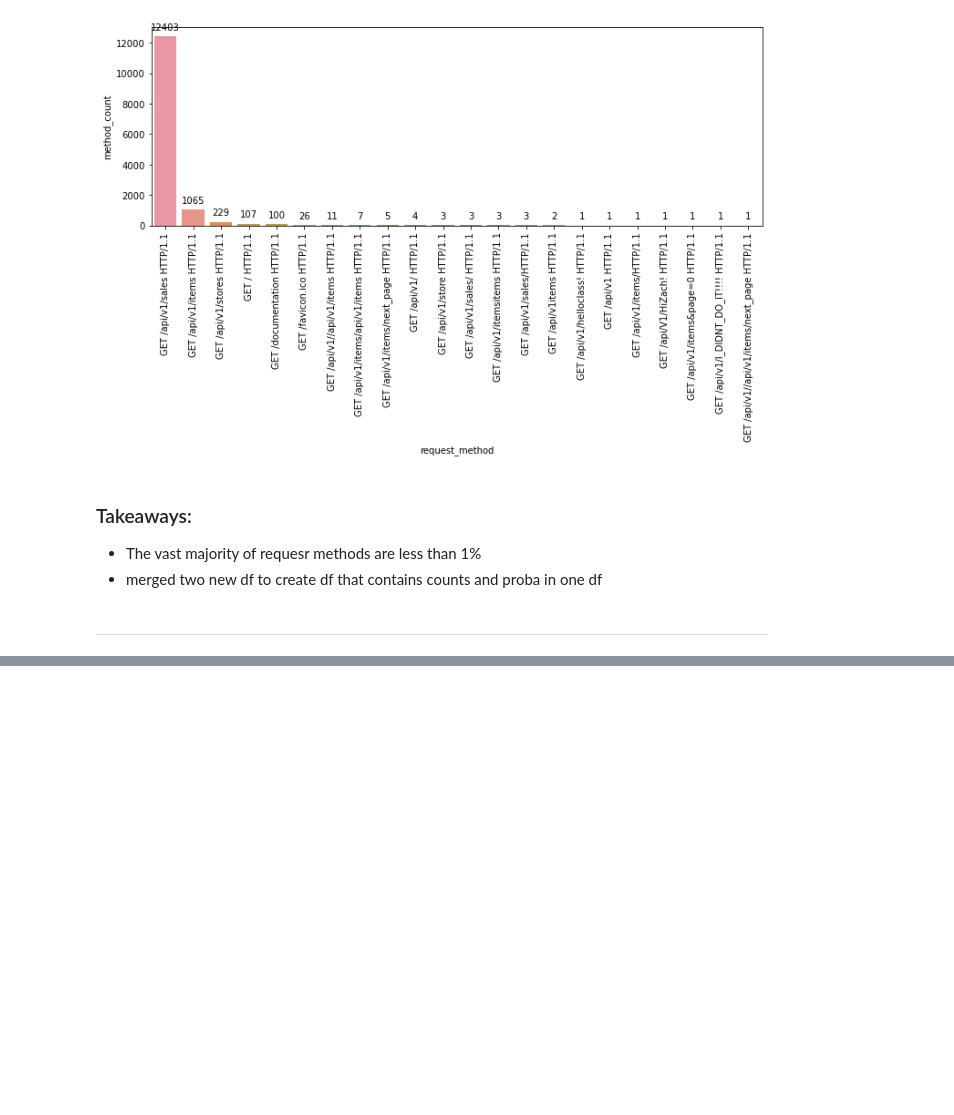
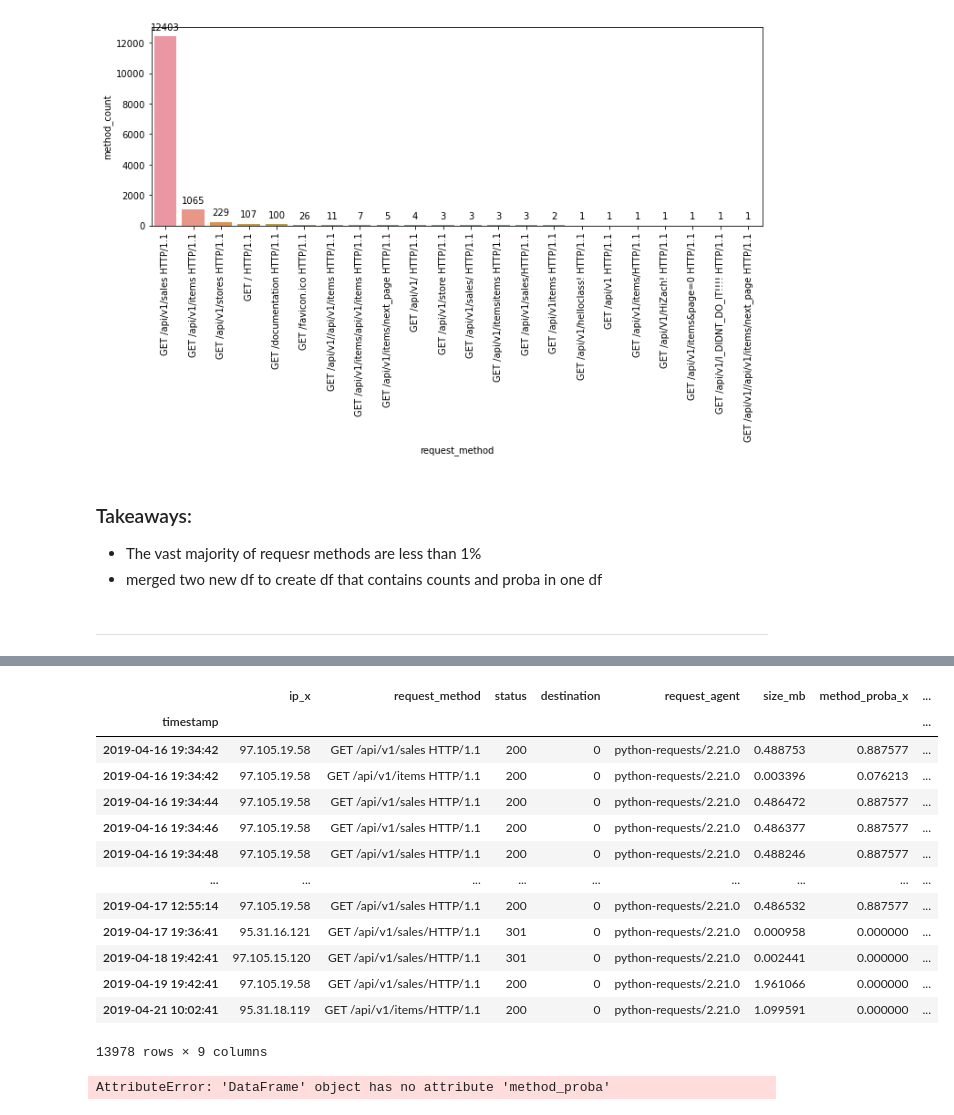
Before and after one commit to natasharivers/anomaly-detection-exercises, a Jupyter notebook: discrete_anomaly_detection.ipynb, the cells around one changed output, grey strips where cells are left out. Saved outputs shown, nothing was run; the diff lists cells and outputs as text; code cells hidden in the pictures; blank space fills up the shorter version.

```diff
--- a/discrete_anomaly_detection.ipynb
+++ b/discrete_anomaly_detection.ipynb
@@ -317,0 +351,11 @@ for p in splot.patches:
+# %%
+#Merge probabilities with all data (train + new data):
+#Where the request method is new, i.e. not seen in the training
+
+#all columns, left join on request method
+#reset index to get away from datatime index
+#fill nulls with 0
+#set index again to datetime
+
+df = df.reset_index().merge(method_df, on=['request_method'], how='left').fillna(value=0).set_index('timestamp')
+df.tail(5)
@@ -317,0 +374,6 @@ for p in splot.patches:
+# %%
+#group by ip
+#get size of method
+#divide by total
+method_proba = train.groupby('request_method').size().div(len(train))
+method_proba
@@ -317,0 +435,12 @@ for p in splot.patches:
+# %%
+# Conditional probability. Given an ip address, what is prob of a particular status
+status_given_method= pd.DataFrame(train.groupby(['request_method', 'status']).\
+                               size().div(len(train)).\
+                               div(method_proba,
+                                   axis=0,
+                                   level='request_method').\
+                               reset_index().\
+                               rename(columns={0: 'method_proba'})
+                              )
+
+status_given_method
@@ -317,0 +465,10 @@ for p in splot.patches:
+# %%
+# calculate count for each combination of ip and status
+method_status_count = pd.DataFrame(train.groupby(['request_method', 'status'])['ip'].\
+                              count().reset_index().\
+                              rename(columns={'ip_status_count' : 'request_method'}))
+
+# merge ip_status_count with status_given_ip dataframe
+
+method_status = status_given_method.merge(method_status_count)
+method_status
@@ -317,0 +493,28 @@ for p in splot.patches:
+# %%
+df = df.reset_index().merge(method_status, on=['request_method', 'status'], how='left').fillna(value=0).set_index('timestamp')
+
+df
+# %% [output]
+|  | ip_x | request_method | status | destination | request_agent | size_mb | method_proba_x | ... |
+| timestamp |  |  |  |  |  |  |  | ... |
+| 2019-04-16 19:34:42 | 97.105.19.58 | GET /api/v1/sales HTTP/1.1 | 200 | 0 | python-requests/2.21.0 | 0.488753 | 0.887577 | ... |
+| 2019-04-16 19:34:42 | 97.105.19.58 | GET /api/v1/items HTTP/1.1 | 200 | 0 | python-requests/2.21.0 | 0.003396 | 0.076213 | ... |
+| 2019-04-16 19:34:44 | 97.105.19.58 | GET /api/v1/sales HTTP/1.1 | 200 | 0 | python-requests/2.21.0 | 0.486472 | 0.887577 | ... |
+| 2019-04-16 19:34:46 | 97.105.19.58 | GET /api/v1/sales HTTP/1.1 | 200 | 0 | python-requests/2.21.0 | 0.486377 | 0.887577 | ... |
+| 2019-04-16 19:34:48 | 97.105.19.58 | GET /api/v1/sales HTTP/1.1 | 200 | 0 | python-requests/2.21.0 | 0.488246 | 0.887577 | ... |
+| ... | ... | ... | ... | ... | ... | ... | ... | ... |
+| 2019-04-17 12:55:14 | 97.105.19.58 | GET /api/v1/sales HTTP/1.1 | 200 | 0 | python-requests/2.21.0 | 0.486532 | 0.887577 | ... |
+| 2019-04-17 19:36:41 | 95.31.16.121 | GET /api/v1/sales/HTTP/1.1 | 301 | 0 | python-requests/2.21.0 | 0.000958 | 0.000000 | ... |
+| 2019-04-18 19:42:41 | 97.105.15.120 | GET /api/v1/sales/HTTP/1.1 | 301 | 0 | python-requests/2.21.0 | 0.002441 | 0.000000 | ... |
+| 2019-04-19 19:42:41 | 97.105.19.58 | GET /api/v1/sales/HTTP/1.1 | 200 | 0 | python-requests/2.21.0 | 1.961066 | 0.000000 | ... |
+| 2019-04-21 10:02:41 | 95.31.18.119 | GET /api/v1/items/HTTP/1.1 | 200 | 0 | python-requests/2.21.0 | 1.099591 | 0.000000 | ... |
+13978 rows × 9 columns
+# %%
+#plot the probabilities
+#probability of ip address happening
+#probability of status given that ip address
+plt.scatter(df.method_proba, df.method_proba)
+plt.xlabel('proba_status_given_method')
+plt.ylabel('method_proba');
+# %% [output]
+AttributeError: 'DataFrame' object has no attribute 'method_proba'
```
Also changed, not shown: parts of 15 cells of this notebook.
